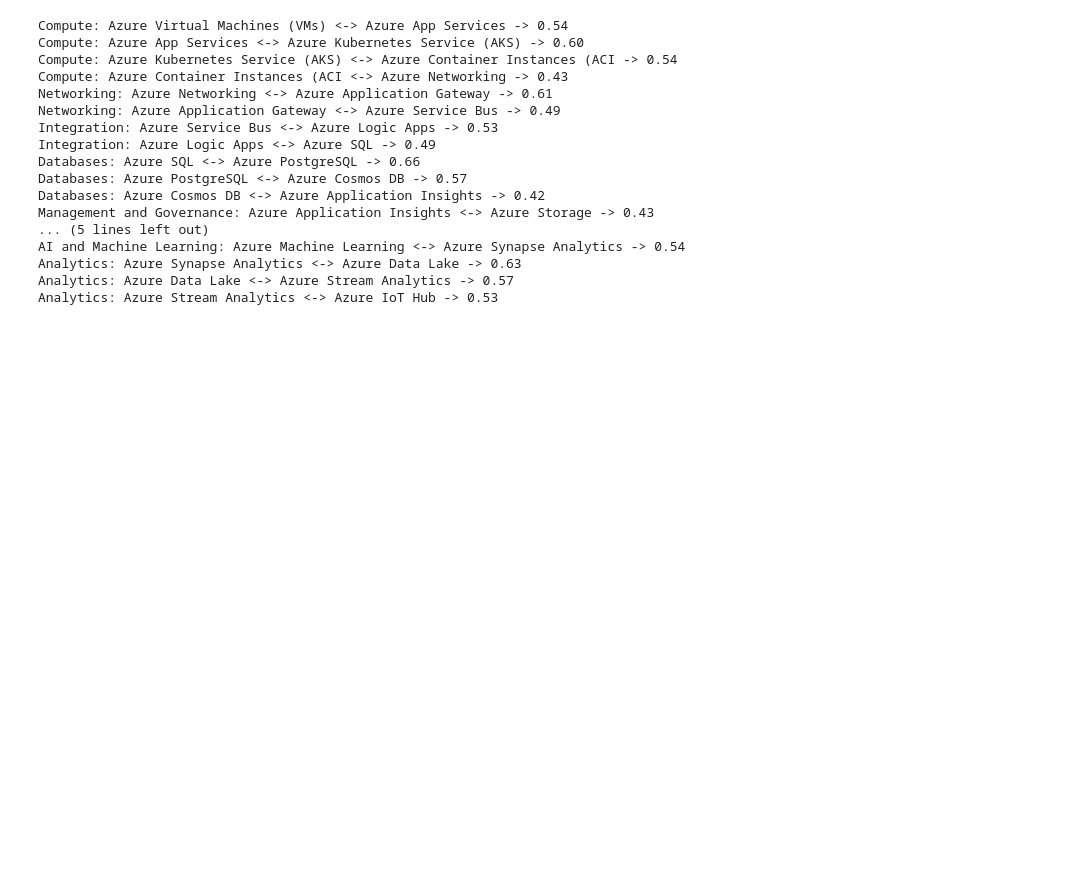
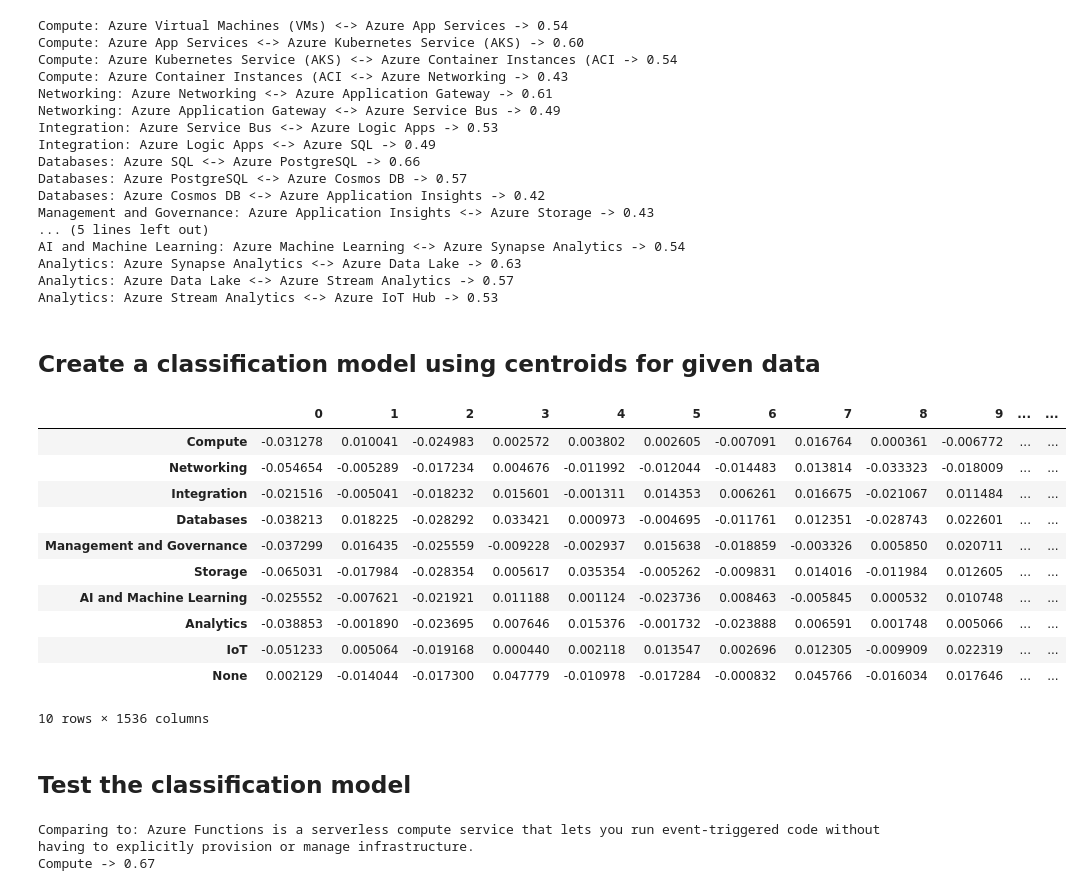
Before and after one commit to msalemor/llm-use-cases, a Jupyter notebook: notebooks/embeddings-other.ipynb, the cells around one changed output. Saved outputs shown, nothing was run; the diff lists cells and outputs as text; code cells hidden in the pictures; blank space fills up the shorter version.

Commit message:
Added ability to classify a new text using the classification data.

```diff
--- a/notebooks/embeddings-other.ipynb
+++ b/notebooks/embeddings-other.ipynb
@@ -242,3 +250,55 @@ AI and Machine Learning: Azure Machine Learning <-> Azure Synapse Analytics -> 0
 Analytics: Azure Synapse Analytics <-> Azure Data Lake -> 0.63
 Analytics: Azure Data Lake <-> Azure Stream Analytics -> 0.57
 Analytics: Azure Stream Analytics <-> Azure IoT Hub -> 0.53
+# %% [markdown]
+## Create a classification model using centroids for given data
+# %%
+def calculate_centroid(embeddings: List[float]) -> List[float]:
+    return np.mean(embeddings, axis=0)
+
+# For each label, calculate the centroid of the embeddings
+centroids = {}
+for item in list:
+    if item["label"] in centroids:
+        centroids[item["label"]].append(item["vector"])
+    else:
+        centroids[item["label"]] = [item["vector"]]
+
+for label, embeddings in centroids.items():
+    centroids[label] = calculate_centroid(embeddings)
+
+# dataframe of the centroids
+centroids_df = pd.DataFrame(centroids).transpose()
+centroids_df
+# %% [output]
+|  | 0 | 1 | 2 | 3 | 4 | 5 | 6 | 7 | 8 | 9 | ... | ... |
+| Compute | -0.031278 | 0.010041 | -0.024983 | 0.002572 | 0.003802 | 0.002605 | -0.007091 | 0.016764 | 0.000361 | -0.006772 | ... | ... |
+| Networking | -0.054654 | -0.005289 | -0.017234 | 0.004676 | -0.011992 | -0.012044 | -0.014483 | 0.013814 | -0.033323 | -0.018009 | ... | ... |
+| Integration | -0.021516 | -0.005041 | -0.018232 | 0.015601 | -0.001311 | 0.014353 | 0.006261 | 0.016675 | -0.021067 | 0.011484 | ... | ... |
+| Databases | -0.038213 | 0.018225 | -0.028292 | 0.033421 | 0.000973 | -0.004695 | -0.011761 | 0.012351 | -0.028743 | 0.022601 | ... | ... |
+| Management and Governance | -0.037299 | 0.016435 | -0.025559 | -0.009228 | -0.002937 | 0.015638 | -0.018859 | -0.003326 | 0.005850 | 0.020711 | ... | ... |
+| Storage | -0.065031 | -0.017984 | -0.028354 | 0.005617 | 0.035354 | -0.005262 | -0.009831 | 0.014016 | -0.011984 | 0.012605 | ... | ... |
+| AI and Machine Learning | -0.025552 | -0.007621 | -0.021921 | 0.011188 | 0.001124 | -0.023736 | 0.008463 | -0.005845 | 0.000532 | 0.010748 | ... | ... |
+| Analytics | -0.038853 | -0.001890 | -0.023695 | 0.007646 | 0.015376 | -0.001732 | -0.023888 | 0.006591 | 0.001748 | 0.005066 | ... | ... |
+| IoT | -0.051233 | 0.005064 | -0.019168 | 0.000440 | 0.002118 | 0.013547 | 0.002696 | 0.012305 | -0.009909 | 0.022319 | ... | ... |
+| None | 0.002129 | -0.014044 | -0.017300 | 0.047779 | -0.010978 | -0.017284 | -0.000832 | 0.045766 | -0.016034 | 0.017646 | ... | ... |
+10 rows × 1536 columns
+# %% [markdown]
+## Test the classification model
+# %%
+# Compare the text to the centroids
+async def compare_to_centroids(text: str) -> None:
+    text_embedding = await embedding(text)
+    result = [{"label": label, "similarity": cosine_similarity(centroid, text_embedding)} for label, centroid in centroids.items()]
+    result.sort(key=lambda x: x["similarity"], reverse=True)
+    print(f"Comparing to: {text}")
+    for item in result:
+        if item["similarity"] >= 0.4:
+            print(f"{item['label']} -> {item['similarity']:.2f}")
+            break
+    print()
+
+await compare_to_centroids("Azure Functions is a serverless compute service that lets you run event-triggered code without having to explicitly provision or manage infrastructure.")
+# %% [output]
+Comparing to: Azure Functions is a serverless compute service that lets you run event-triggered code without having to explicitly provision or manage infrastructure.
+Compute -> 0.67
```
Also changed, not shown: parts of 5 cells of this notebook.
